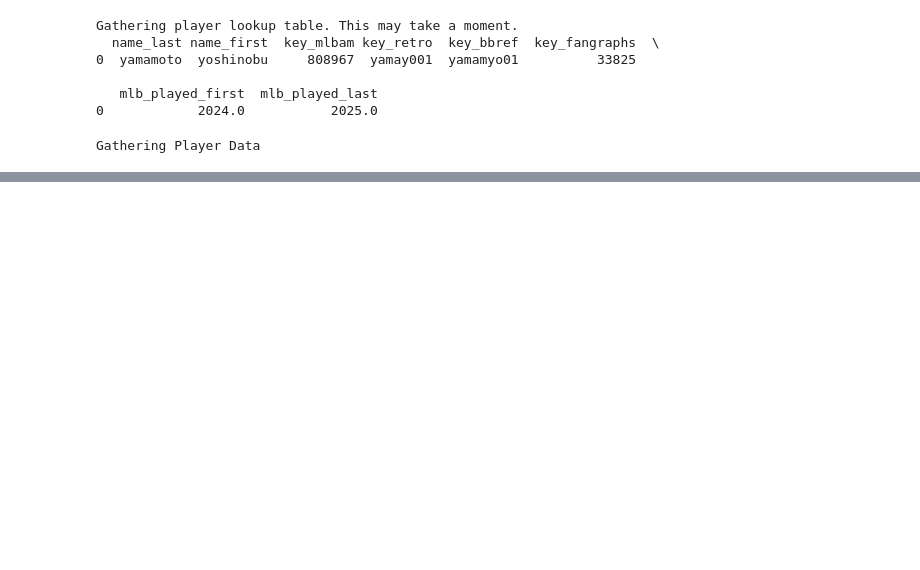
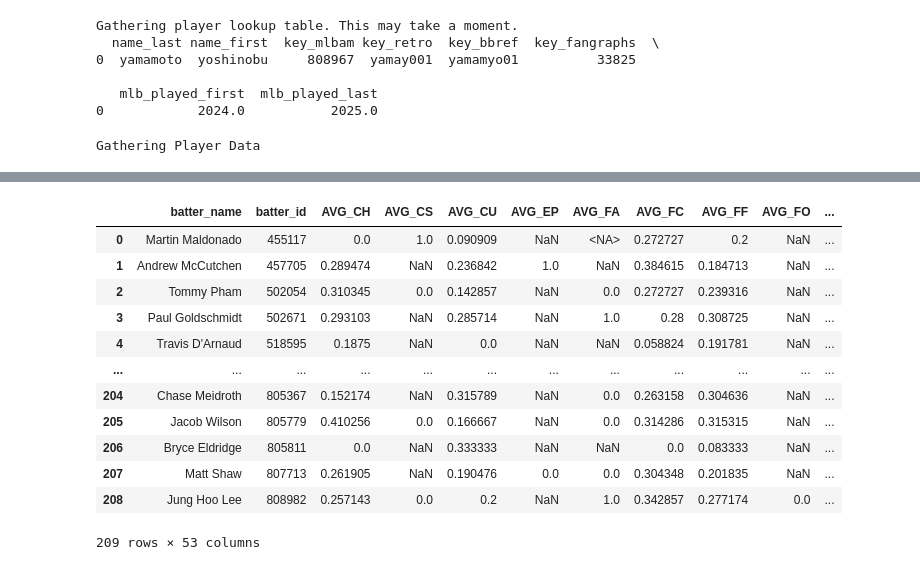
Before and after one commit to rigog27/PIC16B_Baseball, a Jupyter notebook: yama_pitching_data.ipynb, the cells around one changed output, grey strips where cells are left out. Cells and saved outputs as stored; diff of their text form; code cells hidden in the pictures; blank space fills up the shorter version.

```diff
--- a/yama_pitching_data.ipynb
+++ b/yama_pitching_data.ipynb
@@ -101,0 +200,16 @@ df.to_csv('data/yama_pitching_data', index=False)
+# %%
+final_df
+# %% [output]
+|  | batter_name | batter_id | AVG_CH | AVG_CS | AVG_CU | AVG_EP | AVG_FA | AVG_FC | AVG_FF | AVG_FO | ... |
+| 0 | Martin Maldonado | 455117 | 0.0 | 1.0 | 0.090909 | NaN | <NA> | 0.272727 | 0.2 | NaN | ... |
+| 1 | Andrew McCutchen | 457705 | 0.289474 | NaN | 0.236842 | 1.0 | NaN | 0.384615 | 0.184713 | NaN | ... |
+| 2 | Tommy Pham | 502054 | 0.310345 | 0.0 | 0.142857 | NaN | 0.0 | 0.272727 | 0.239316 | NaN | ... |
+| 3 | Paul Goldschmidt | 502671 | 0.293103 | NaN | 0.285714 | NaN | 1.0 | 0.28 | 0.308725 | NaN | ... |
+| 4 | Travis D'Arnaud | 518595 | 0.1875 | NaN | 0.0 | NaN | NaN | 0.058824 | 0.191781 | NaN | ... |
+| ... | ... | ... | ... | ... | ... | ... | ... | ... | ... | ... | ... |
+| 204 | Chase Meidroth | 805367 | 0.152174 | NaN | 0.315789 | NaN | 0.0 | 0.263158 | 0.304636 | NaN | ... |
+| 205 | Jacob Wilson | 805779 | 0.410256 | 0.0 | 0.166667 | NaN | 0.0 | 0.314286 | 0.315315 | NaN | ... |
+| 206 | Bryce Eldridge | 805811 | 0.0 | NaN | 0.333333 | NaN | NaN | 0.0 | 0.083333 | NaN | ... |
+| 207 | Matt Shaw | 807713 | 0.261905 | NaN | 0.190476 | 0.0 | 0.0 | 0.304348 | 0.201835 | NaN | ... |
+| 208 | Jung Hoo Lee | 808982 | 0.257143 | 0.0 | 0.2 | NaN | 1.0 | 0.342857 | 0.277174 | 0.0 | ... |
+209 rows × 53 columns
```
Also changed, not shown: parts of 10 cells of this notebook, 1 other file.
